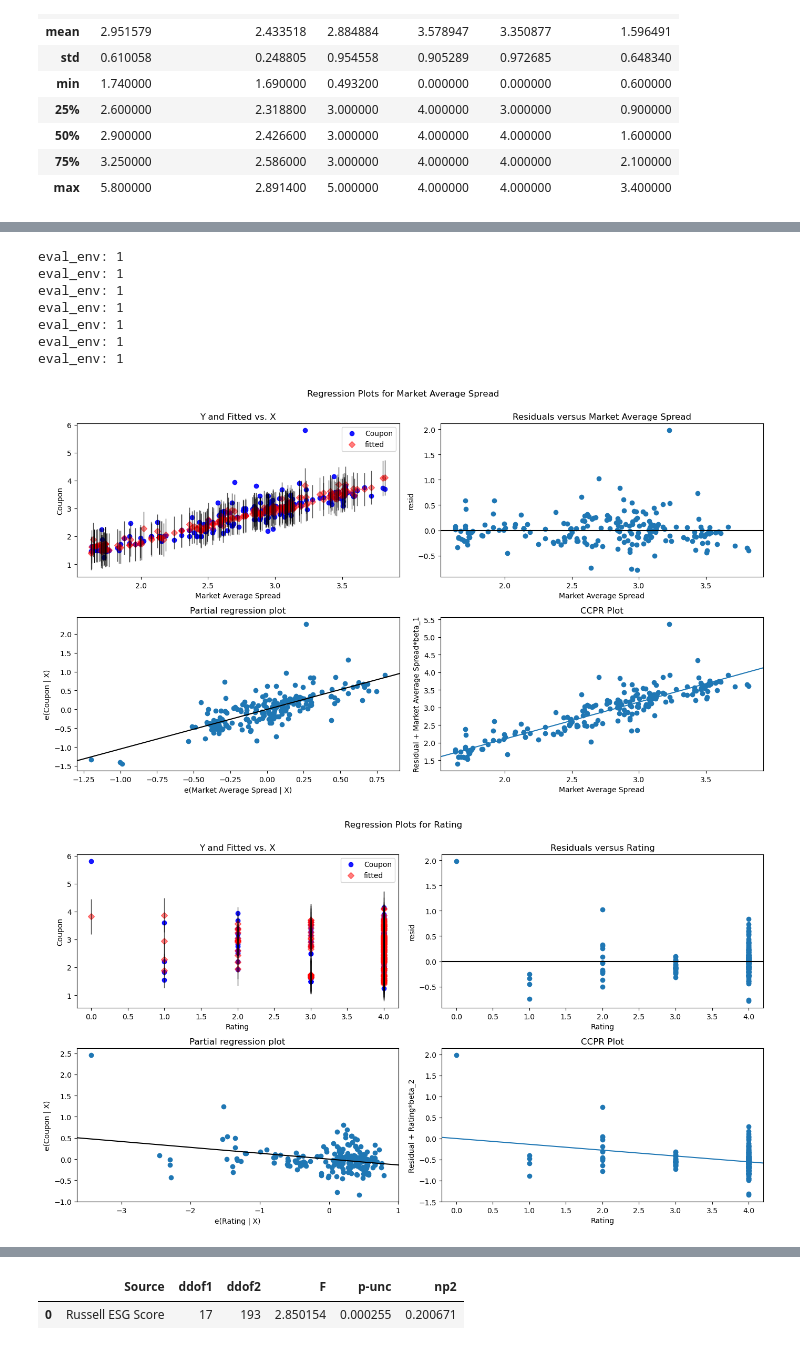
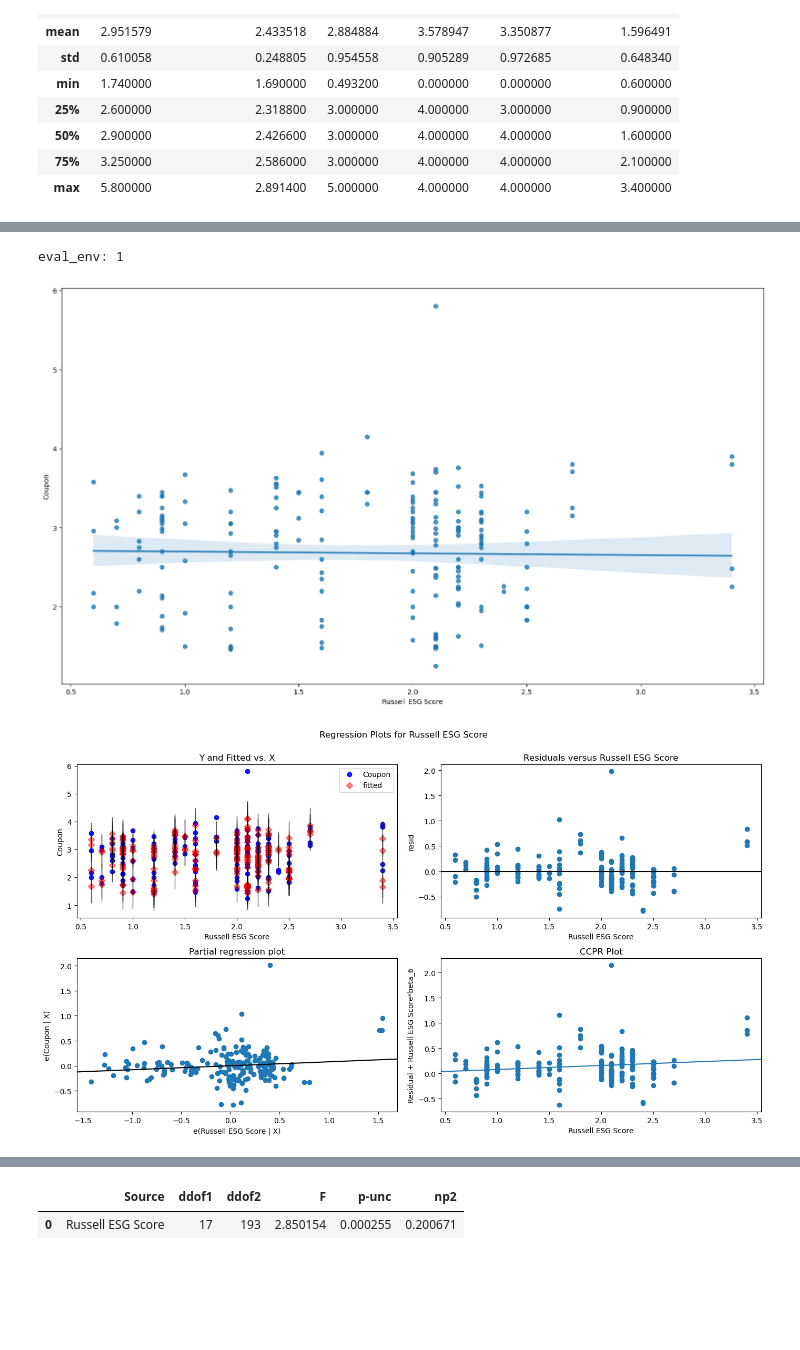
Before and after one commit to steveshao1213/Final_Project_nusbiz, a Jupyter notebook: Final_Project_Python.ipynb, the cells around one changed output, grey strips where cells are left out. Drawn from its saved outputs; the diff is of its cells as text; code cells hidden in the pictures; blank space fills up the shorter version.

```diff
--- a/Final_Project_Python.ipynb
+++ b/Final_Project_Python.ipynb
@@ -134,19 +134,20 @@ with pd.option_context('display.max_rows', None,
 209       3.647    -0.397
 210       3.656     0.054
 # %%
-## Show the regression in charts
-for x in range(len(factors1)):
-    fig = plt.figure(figsize=(14, 8))
-    fig = sm.graphics.plot_regress_exog(model1,
-                                    factors1[x],
+# ## Show the regression in charts
+# for x in range(len(factors1)):
+#     fig = plt.figure(figsize=(14, 8))
+#     fig = sm.graphics.plot_regress_exog(model1,
+#                                     factors1[x],
+#                                     fig=fig)
+
+g = sns.regplot(data = data_1, x="Russell ESG Score", y = "Coupon")
+g.figure.set_size_inches(18.5, 10.5)
+fig = plt.figure(figsize=(14, 8))
+fig = sm.graphics.plot_regress_exog(model1,
+                                    factors1[5],
                                     fig=fig)
 # %% [output]
 eval_env: 1
-eval_env: 1
-eval_env: 1
-eval_env: 1
-eval_env: 1
-eval_env: 1
-eval_env: 1
-[figure, old version]
+[figure, new version]
-[figure, old version]
+[figure, new version]
```
Also changed, not shown: parts of 10 cells of this notebook, 4 other files.
